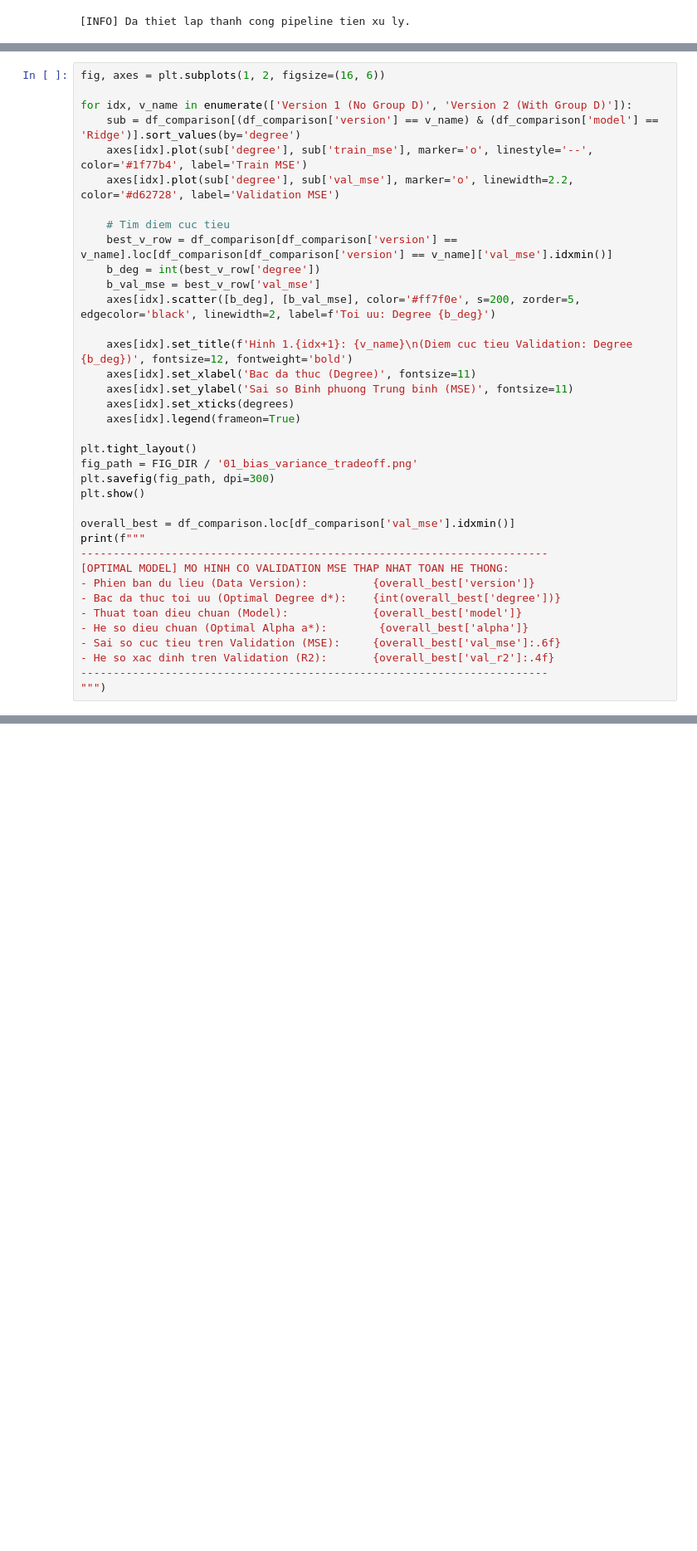
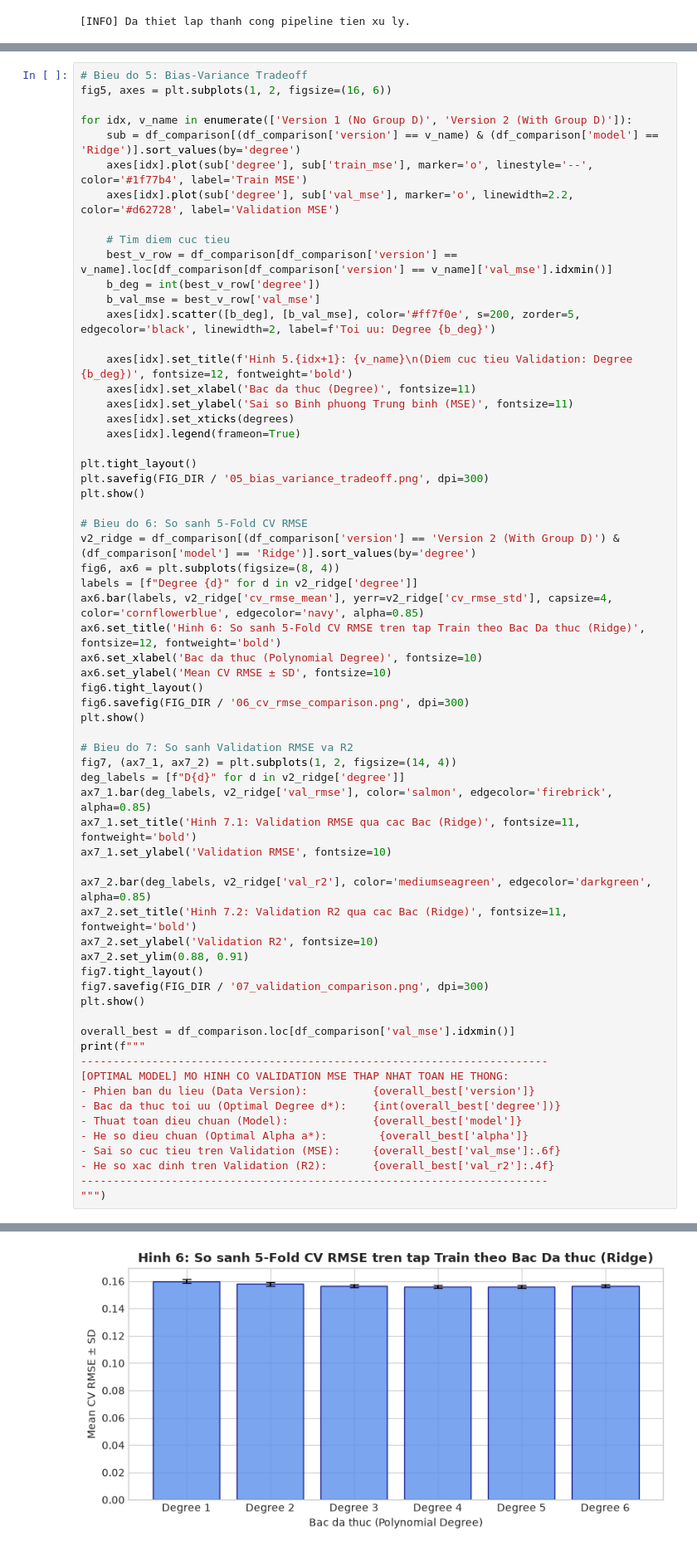
Before and after one commit to THANForeigner/ML-24KHMT2-Lab01, a Jupyter notebook: outputs/polynomial/executed_notebook.ipynb, the cells around one changed output, grey strips where cells are left out. Shown at 83% size. Drawn from its saved outputs; the diff is of its cells as text; blank space fills up the shorter version.

```diff
--- a/outputs/polynomial/executed_notebook.ipynb
+++ b/outputs/polynomial/executed_notebook.ipynb
@@ -300,5 +346,6 @@ display(df_comparison.sort_values(by=['version', 'val_mse']).head(12))
 # %%
-fig, axes = plt.subplots(1, 2, figsize=(16, 6))
+# Bieu do 5: Bias-Variance Tradeoff
+fig5, axes = plt.subplots(1, 2, figsize=(16, 6))
 
 for idx, v_name in enumerate(['Version 1 (No Group D)', 'Version 2 (With Group D)']):
     sub = df_comparison[(df_comparison['version'] == v_name) & (df_comparison['model'] == 'Ridge')].sort_values(by='degree')
@@ -306,33 +353,60 @@ for idx, v_name in enumerate(['Version 1 (No Group D)', 'Version 2 (With Group D
     axes[idx].plot(sub['degree'], sub['val_mse'], marker='o', linewidth=2.2, color='#d62728', label='Validation MSE')
 
     # Tim diem cuc tieu
     best_v_row = df_comparison[df_comparison['version'] == v_name].loc[df_comparison[df_comparison['version'] == v_name]['val_mse'].idxmin()]
     b_deg = int(best_v_row['degree'])
     b_val_mse = best_v_row['val_mse']
     axes[idx].scatter([b_deg], [b_val_mse], color='#ff7f0e', s=200, zorder=5, edgecolor='black', linewidth=2, label=f'Toi uu: Degree {b_deg}')
 
-    axes[idx].set_title(f'Hinh 1.{idx+1}: {v_name}\n(Diem cuc tieu Validation: Degree {b_deg})', fontsize=12, fontweight='bold')
+    axes[idx].set_title(f'Hinh 5.{idx+1}: {v_name}\n(Diem cuc tieu Validation: Degree {b_deg})', fontsize=12, fontweight='bold')
     axes[idx].set_xlabel('Bac da thuc (Degree)', fontsize=11)
     axes[idx].set_ylabel('Sai so Binh phuong Trung binh (MSE)', fontsize=11)
     axes[idx].set_xticks(degrees)
     axes[idx].legend(frameon=True)
 
 plt.tight_layout()
-fig_path = FIG_DIR / '01_bias_variance_tradeoff.png'
-plt.savefig(fig_path, dpi=300)
+plt.savefig(FIG_DIR / '05_bias_variance_tradeoff.png', dpi=300)
+plt.show()
+
+# Bieu do 6: So sanh 5-Fold CV RMSE
+v2_ridge = df_comparison[(df_comparison['version'] == 'Version 2 (With Group D)') & (df_comparison['model'] == 'Ridge')].sort_values(by='degree')
+fig6, ax6 = plt.subplots(figsize=(8, 4))
+labels = [f"Degree {d}" for d in v2_ridge['degree']]
+ax6.bar(labels, v2_ridge['cv_rmse_mean'], yerr=v2_ridge['cv_rmse_std'], capsize=4, color='cornflowerblue', edgecolor='navy', alpha=0.85)
+ax6.set_title('Hinh 6: So sanh 5-Fold CV RMSE tren tap Train theo Bac Da thuc (Ridge)', fontsize=12, fontweight='bold')
+ax6.set_xlabel('Bac da thuc (Polynomial Degree)', fontsize=10)
+ax6.set_ylabel('Mean CV RMSE ± SD', fontsize=10)
+fig6.tight_layout()
+fig6.savefig(FIG_DIR / '06_cv_rmse_comparison.png', dpi=300)
+plt.show()
+
+# Bieu do 7: So sanh Validation RMSE va R2
+fig7, (ax7_1, ax7_2) = plt.subplots(1, 2, figsize=(14, 4))
+deg_labels = [f"D{d}" for d in v2_ridge['degree']]
+ax7_1.bar(deg_labels, v2_ridge['val_rmse'], color='salmon', edgecolor='firebrick', alpha=0.85)
+ax7_1.set_title('Hinh 7.1: Validation RMSE qua cac Bac (Ridge)', fontsize=11, fontweight='bold')
+ax7_1.set_ylabel('Validation RMSE', fontsize=10)
+
+ax7_2.bar(deg_labels, v2_ridge['val_r2'], color='mediumseagreen', edgecolor='darkgreen', alpha=0.85)
+ax7_2.set_title('Hinh 7.2: Validation R2 qua cac Bac (Ridge)', fontsize=11, fontweight='bold')
+ax7_2.set_ylabel('Validation R2', fontsize=10)
+ax7_2.set_ylim(0.88, 0.91)
+fig7.tight_layout()
+fig7.savefig(FIG_DIR / '07_validation_comparison.png', dpi=300)
 plt.show()
 
 overall_best = df_comparison.loc[df_comparison['val_mse'].idxmin()]
 print(f"""
 ------------------------------------------------------------------------
 [OPTIMAL MODEL] MO HINH CO VALIDATION MSE THAP NHAT TOAN HE THONG:
 - Phien ban du lieu (Data Version):          {overall_best['version']}
 - Bac da thuc toi uu (Optimal Degree d*):    {int(overall_best['degree'])}
 - Thuat toan dieu chuan (Model):             {overall_best['model']}
 - He so dieu chuan (Optimal Alpha a*):        {overall_best['alpha']}
 - Sai so cuc tieu tren Validation (MSE):     {overall_best['val_mse']:.6f}
 - He so xac dinh tren Validation (R2):       {overall_best['val_r2']:.4f}
 ------------------------------------------------------------------------
 """)
 # %% [output]
 [figure]
+[figure, added]
```
Also changed, not shown: parts of 15 cells of this notebook, 18 other files.
